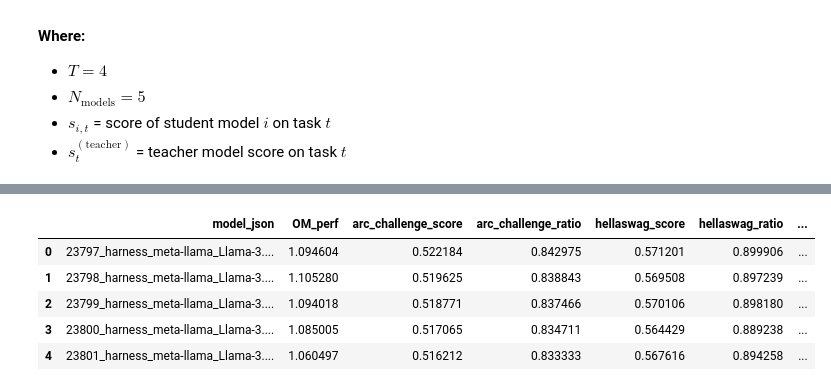
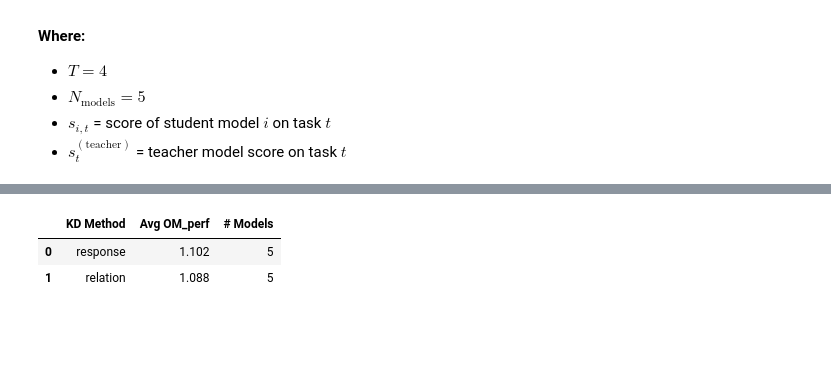
Before and after one commit to TalkingJupiter/Slimming-Models-Saving-Watts, a Jupyter notebook: notebook/metrics/OMperf.ipynb, the cells around one changed output, grey strips where cells are left out. Cells and saved outputs as stored; diff of their text form; code cells hidden in the pictures; blank space fills up the shorter version.

Commit message:
feature(multiple kds): Added support for other 2 kds.

```diff
--- a/notebook/metrics/OMperf.ipynb
+++ b/notebook/metrics/OMperf.ipynb
@@ -129,17 +216,74 @@ Overall OM_perf (KD method, avg over 5 models): 1.0879
 # %%
+import matplotlib.pyplot as plt
 import pandas as pd
 
-rows = []
-for (path, scores), om_val in zip(kd_models_scores, om_perf_per_model):
-    row = {"model_json": Path(path).name, "OM_perf": om_val}
-    # also store raw task scores if you want
-    for t in TASKS:
-        row[f"{t}_score"] = scores[t]
-        row[f"{t}_ratio"] = scores[t] / teacher_scores[t]
-    rows.append(row)
+# ---------------------------------------------------
+# Build a nice compact table figure from df_summary
+# ---------------------------------------------------
 
-df = pd.DataFrame(rows)
-display(df)
+if "df_summary" not in globals():
+    raise RuntimeError("df_summary not found. Run the OM_perf cell first.")
 
-print("Overall OM_perf:", om_perf_overall)
+if df_summary.empty:
+    raise RuntimeError("df_summary is empty. Check KD_GLOBS patterns and TEACHER_EVAL path.")
+
+# We will visualize one row per KD_type,
+# with a column for the average OM_perf value.
+table_df = df_summary.copy()
+
+# Rename columns for prettier table labels
+table_df = table_df.rename(columns={
+    "KD_type":     "KD Method",
+    "OM_perf_avg": "Avg OM_perf",
+    "n_models":    "# Models",
+})
+
+# Sort by Avg OM_perf (best on top)
+table_df = table_df.sort_values("Avg OM_perf", ascending=False).reset_index(drop=True)
+
+# Format Avg OM_perf nicely as string; keep others as-is
+table_df["Avg OM_perf"] = table_df["Avg OM_perf"].map(
+    lambda x: f"{x:.3f}" if pd.notnull(x) else "nan"
+)
+
+print("Table used for figure:")
+display(table_df)
+
+# ---------------------------------------------------
+# Create matplotlib table (Pylance-friendly types)
+# ---------------------------------------------------
+# Convert to pure Python types that Pylance likes
+cell_text: list[list[str]] = table_df.astype(str).to_numpy().tolist()
+col_labels: list[str] = list(table_df.columns)
+
+fig, ax = plt.subplots(figsize=(6, 1.2 * len(table_df) + 1))
+ax.axis("off")
+
+table = ax.table(
+    cellText=cell_text,
+    colLabels=col_labels,
+    cellLoc="center",
+    loc="center",
+)
+
+# Style header and body
+for (row, col), cell in table.get_celld().items():
+    if row == 0:
+        # Header row
+        cell.set_text_props(weight="bold", color="black")
+        cell.set_facecolor("#ffffff")
+    else:
+        # Data rows
+        cell.set_facecolor("#f2f2f2")
+
+# Auto-resize columns
+table.auto_set_column_width(col=list(range(table_df.shape[1])))
+
+plt.tight_layout()
+
+# High-quality saves
+plt.savefig("OMperf_KD_summary_table.png", dpi=600, bbox_inches="tight")
+plt.savefig("OMperf_KD_summary_table.pdf", bbox_inches="tight")
+
+plt.show()
 # %% [output]
@@ -146,6 +291,3 @@ print("Overall OM_perf:", om_perf_overall)
-|  | model_json | OM_perf | arc_challenge_score | arc_challenge_ratio | hellaswag_score | hellaswag_ratio | ... |
-| 0 | 23797_harness_meta-llama_Llama-3.... | 1.094604 | 0.522184 | 0.842975 | 0.571201 | 0.899906 | ... |
-| 1 | 23798_harness_meta-llama_Llama-3.... | 1.105280 | 0.519625 | 0.838843 | 0.569508 | 0.897239 | ... |
-| 2 | 23799_harness_meta-llama_Llama-3.... | 1.094018 | 0.518771 | 0.837466 | 0.570106 | 0.898180 | ... |
-| 3 | 23800_harness_meta-llama_Llama-3.... | 1.085005 | 0.517065 | 0.834711 | 0.564429 | 0.889238 | ... |
-| 4 | 23801_harness_meta-llama_Llama-3.... | 1.060497 | 0.516212 | 0.833333 | 0.567616 | 0.894258 | ... |
+|  | KD Method | Avg OM_perf | # Models |
+| 0 | response | 1.102 | 5 |
+| 1 | relation | 1.088 | 5 |
```
Also changed, not shown: parts of 3 cells of this notebook.
